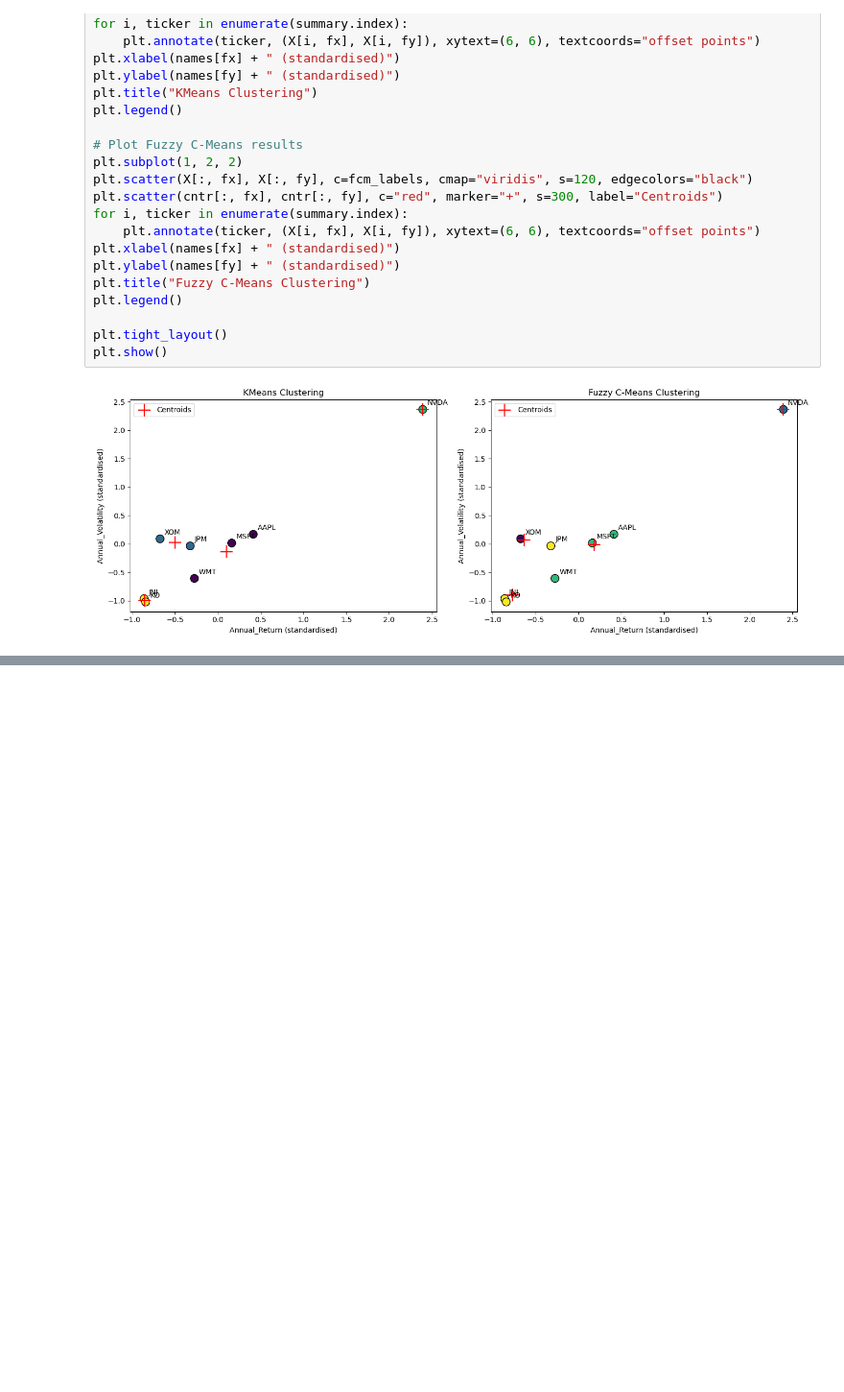
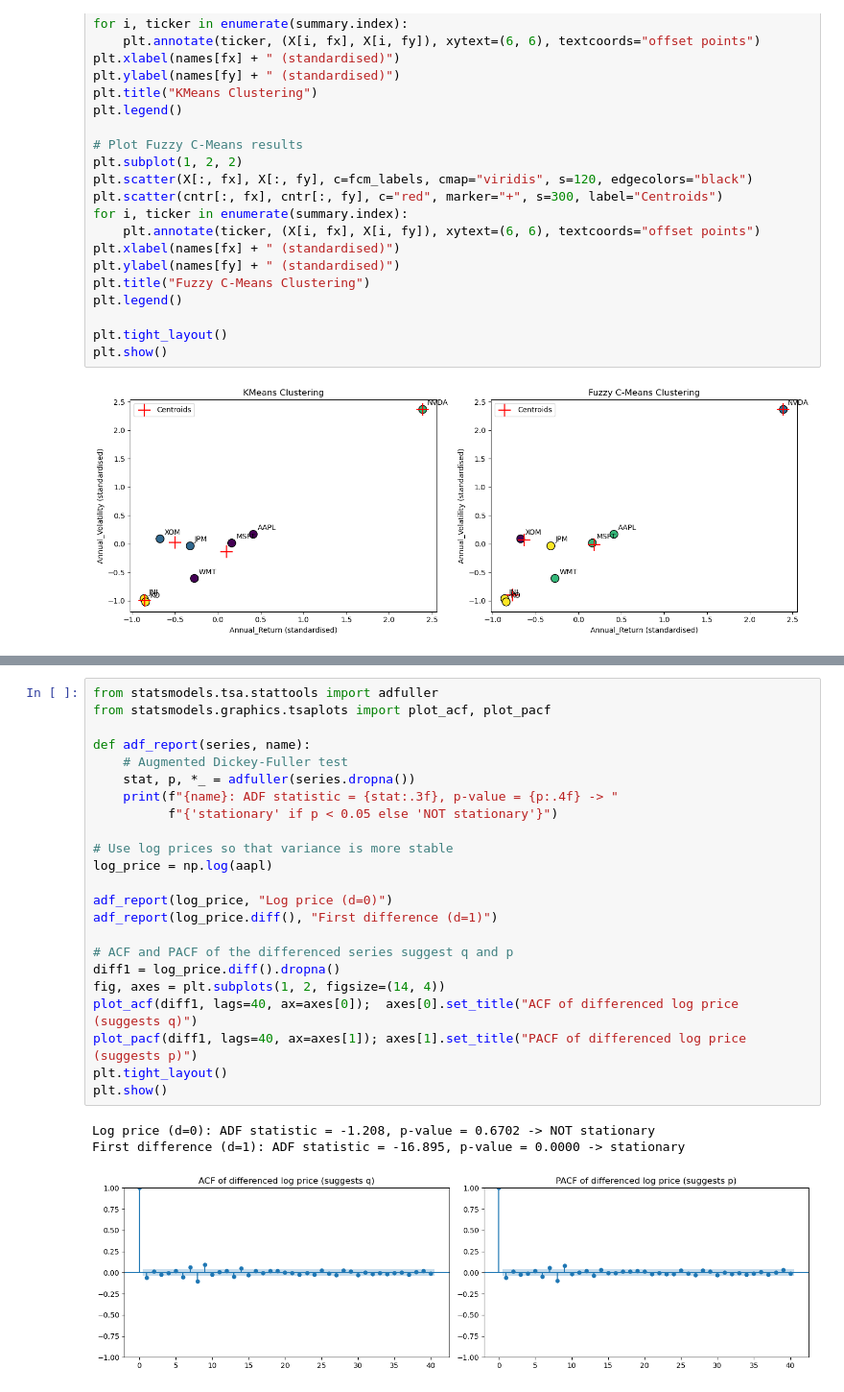
Before and after one commit to duntski/CA1_2026081, a Jupyter notebook: Dulamsuren_Tsamba_CA1_MLforBis_HDip.ipynb, the cells around one changed output, grey strips where cells are left out. Shown at 96% size. Saved outputs shown, nothing was run; the diff lists cells and outputs as text; blank space fills up the shorter version.

```diff
--- a/Dulamsuren_Tsamba_CA1_MLforBis_HDip.ipynb
+++ b/Dulamsuren_Tsamba_CA1_MLforBis_HDip.ipynb
@@ -389,0 +494,27 @@ plt.show()
+# %%
+from statsmodels.tsa.stattools import adfuller
+from statsmodels.graphics.tsaplots import plot_acf, plot_pacf
+
+def adf_report(series, name):
+    # Augmented Dickey-Fuller test
+    stat, p, *_ = adfuller(series.dropna())
+    print(f"{name}: ADF statistic = {stat:.3f}, p-value = {p:.4f} -> "
+          f"{'stationary' if p < 0.05 else 'NOT stationary'}")
+
+# Use log prices so that variance is more stable
+log_price = np.log(aapl)
+
+adf_report(log_price, "Log price (d=0)")
+adf_report(log_price.diff(), "First difference (d=1)")
+
+# ACF and PACF of the differenced series suggest q and p
+diff1 = log_price.diff().dropna()
+fig, axes = plt.subplots(1, 2, figsize=(14, 4))
+plot_acf(diff1, lags=40, ax=axes[0]);  axes[0].set_title("ACF of differenced log price (suggests q)")
+plot_pacf(diff1, lags=40, ax=axes[1]); axes[1].set_title("PACF of differenced log price (suggests p)")
+plt.tight_layout()
+plt.show()
+# %% [output]
+Log price (d=0): ADF statistic = -1.208, p-value = 0.6702 -> NOT stationary
+First difference (d=1): ADF statistic = -16.895, p-value = 0.0000 -> stationary
+[figure, added]
```
Also changed, not shown: parts of 2 cells of this notebook.
